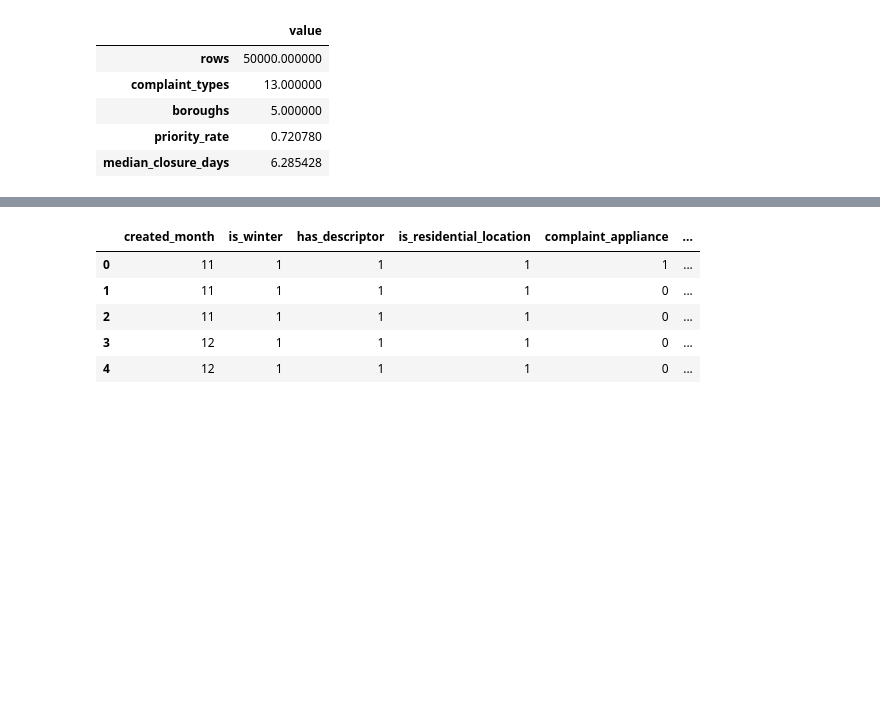
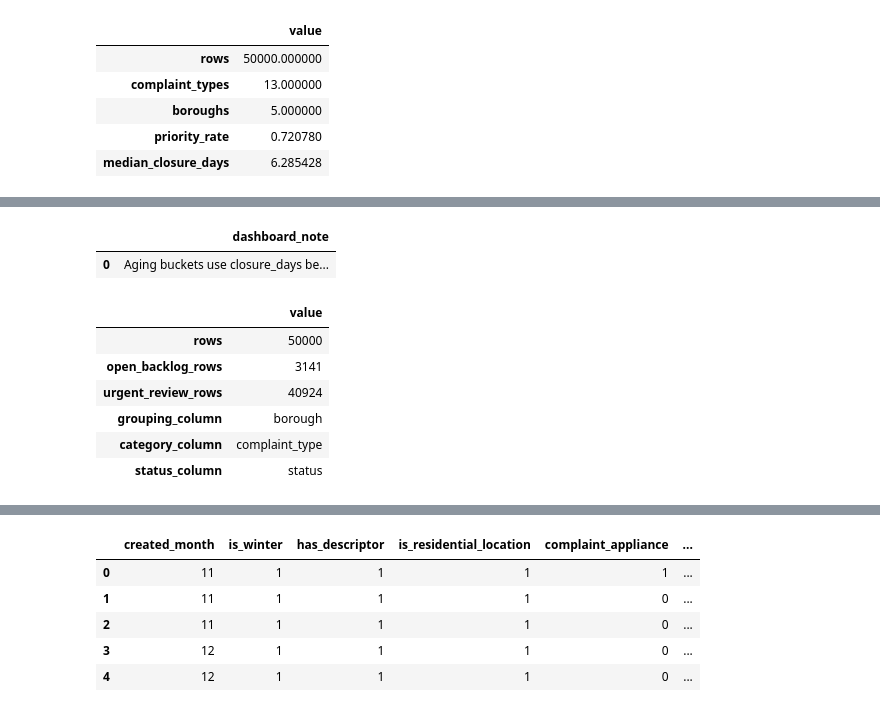
Before and after one commit to JunDeGuzman92/property-maintenance-priority-model, a Jupyter notebook: notebooks/nyc_311_priority_modeling.ipynb, the cells around one changed output, grey strips where cells are left out. Cells and saved outputs as stored; diff of their text form; code cells hidden in the pictures; blank space fills up the shorter version.

```diff
--- a/notebooks/nyc_311_priority_modeling.ipynb
+++ b/notebooks/nyc_311_priority_modeling.ipynb
@@ -71,0 +153,58 @@ requests_df['complaint_type'].value_counts().head(12).to_frame('request_count')
+# %%
+dashboard_model_path = ROOT / "artifacts" / "maintenance_priority_model.json"
+dashboard_payload = load_model(dashboard_model_path)
+
+dashboard_df, scoring_warnings = score_dataframe(requests_df, dashboard_payload, threshold=0.50)
+dashboard_df, open_note = add_open_flag(
+    dashboard_df,
+    status_col="status" if "status" in dashboard_df.columns else None,
+)
+dashboard_df, age_col, age_note = add_aging_bucket(dashboard_df)
+
+property_group_col = first_existing_column(
+    dashboard_df,
+    [
+        "property",
+        "property_id",
+        "property_name",
+        "building",
+        "building_id",
+        "building_name",
+        "unit",
+        "unit_id",
+        "unit_number",
+    ],
+)
+fallback_group_col = first_existing_column(dashboard_df, ["borough", "incident_zip", "location_type"])
+dashboard_group_col = property_group_col or fallback_group_col
+dashboard_category_col = first_existing_column(
+    dashboard_df,
+    ["complaint_type", "category", "issue_category", "request_type", "problem_type"],
+)
+dashboard_status_col = first_existing_column(dashboard_df, ["status", "work_order_status", "order_status"])
+open_dashboard_df = dashboard_df[dashboard_df["_is_open"]].copy()
+
+dashboard_notes = [note for note in [*scoring_warnings, open_note, age_note] if note]
+if dashboard_notes:
+    display(pd.Series(dashboard_notes, name="dashboard_note").to_frame())
+
+pd.Series(
+    {
+        "rows": len(dashboard_df),
+        "open_backlog_rows": int(dashboard_df["_is_open"].sum()),
+        "urgent_review_rows": int((dashboard_df["priority_score"] >= 0.50).sum()),
+        "grouping_column": dashboard_group_col,
+        "category_column": dashboard_category_col,
+        "status_column": dashboard_status_col,
+    }
+).to_frame("value")
+# %% [output]
+|  | dashboard_note |
+| 0 | Aging buckets use closure_days be... |
+|  | value |
+| rows | 50000 |
+| open_backlog_rows | 3141 |
+| urgent_review_rows | 40924 |
+| grouping_column | borough |
+| category_column | complaint_type |
+| status_column | status |
```
Also changed, not shown: parts of 31 cells of this notebook.
